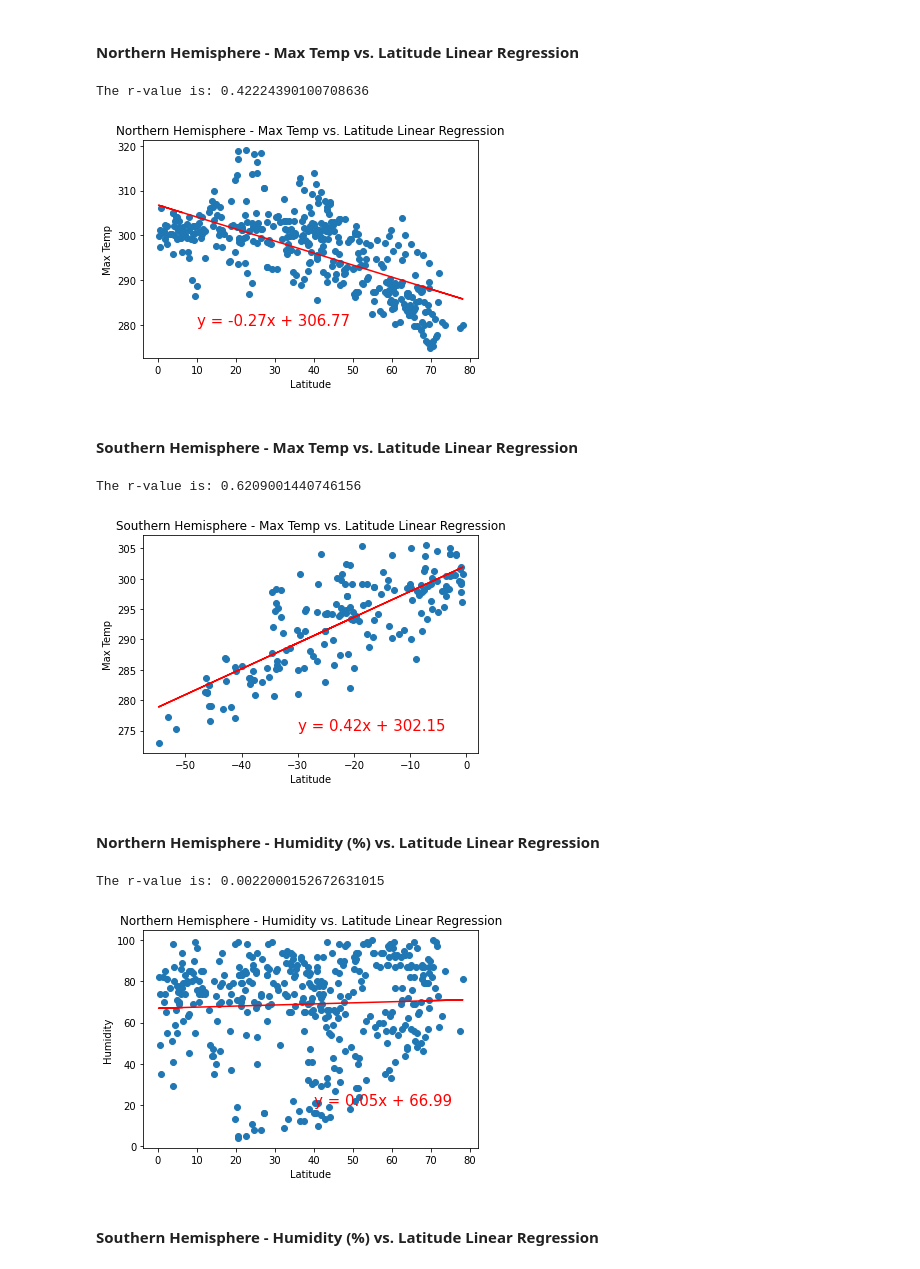
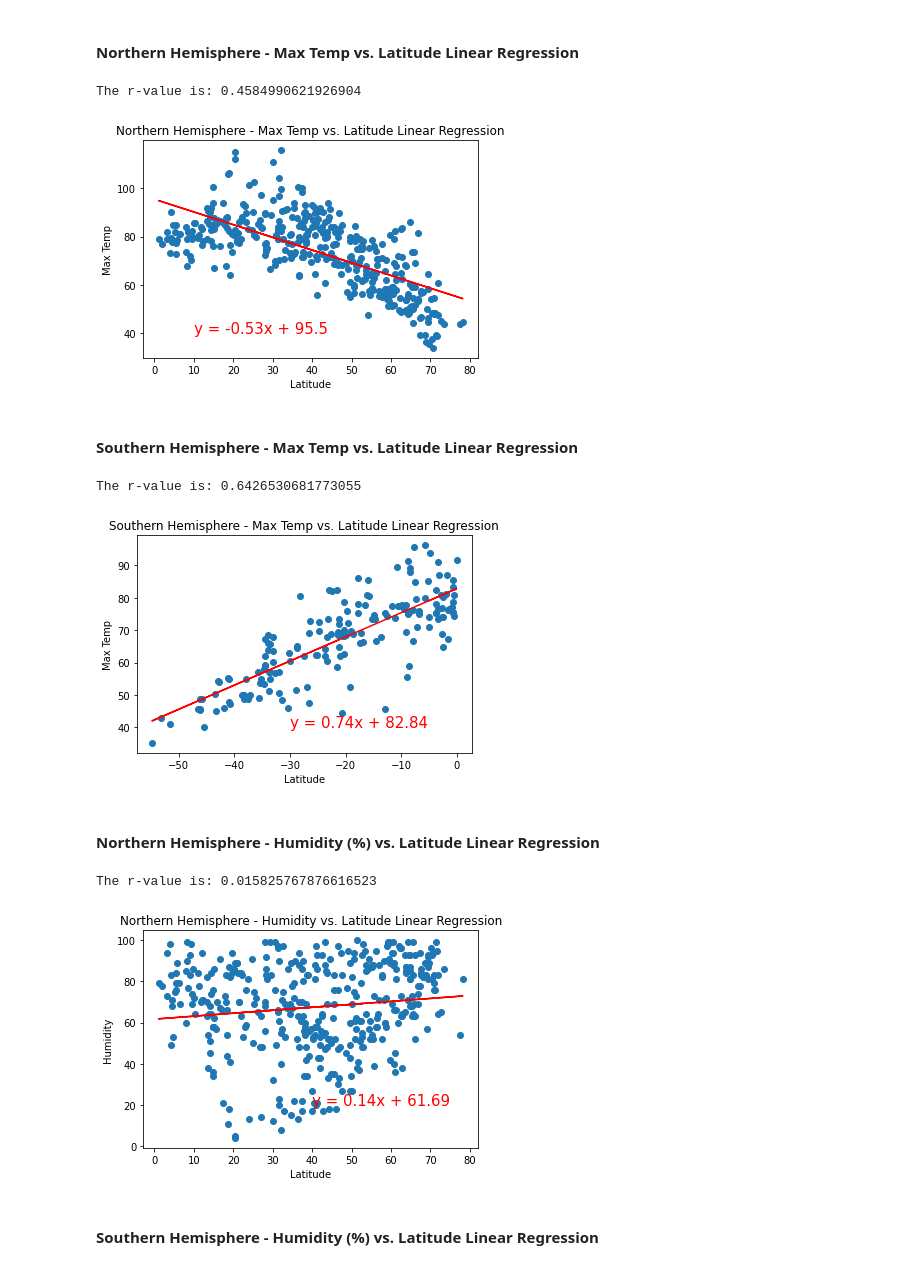
Before and after one commit to Benmonty25/python-api-challenge, a Jupyter notebook: WeatherPy/WeatherPy.ipynb, the cells around one changed output. Cells and saved outputs as stored; diff of their text form; code cells hidden in the pictures.

```diff
--- a/WeatherPy/WeatherPy.ipynb
+++ b/WeatherPy/WeatherPy.ipynb
@@ -56,7 +56,7 @@ len(cities)
 # %%
 # Pulling Cities list using API
 units = 'Imperial'
-url = "http://api.openweathermap.org/data/2.5/weather?units=Imperial"
+url = "http://api.openweathermap.org/data/2.5/weather?"
 query_url = url +"units=" + units + "&appid=" + weather_api_key + "&q="
 
 x=1
@@ -265,38 +265,38 @@ line_eq = "y = " + str(round(slope,2)) + "x + " + str(round(intercept,2))
 
 plt.scatter(x_values, y_values, marker="o")
 plt.plot (x_values,regress_values, color = "red")
-plt.annotate (line_eq, (10,280), fontsize = 15, color="red")
+plt.annotate (line_eq, (10,40), fontsize = 15, color="red")
 plt.xlabel("Latitude")
 plt.ylabel ("Max Temp")
 plt.title ("Northern Hemisphere - Max Temp vs. Latitude Linear Regression")
 print(f"The r-value is: {rvalue**2}")
 plt.show()
 # %% [output]
-The r-value is: 0.42224390100708636
+The r-value is: 0.4584990621926904
-[figure, old version]
+[figure, new version]
 # %% [markdown]
 ####  Southern Hemisphere - Max Temp vs. Latitude Linear Regression
 # %%
 southhem_df = cleancityweather_df[cleancityweather_df["Latitude"]<0]
 
 x_values = southhem_df['Latitude']
 y_values = southhem_df['Max Temperature']
 
 (slope,intercept,rvalue,pvalue,stderr) = linregress (x_values,y_values)
 regress_values = x_values * slope + intercept
 line_eq = "y = " + str(round(slope,2)) + "x + " + str(round(intercept,2))
 
 plt.scatter(x_values, y_values, marker="o")
 plt.plot (x_values,regress_values, color = "red")
-plt.annotate (line_eq, (-30,275), fontsize = 15, color="red")
+plt.annotate (line_eq, (-30,40), fontsize = 15, color="red")
 plt.xlabel("Latitude")
 plt.ylabel ("Max Temp")
 plt.title ("Southern Hemisphere - Max Temp vs. Latitude Linear Regression")
 print(f"The r-value is: {rvalue**2}")
 plt.show()
 # %% [output]
-The r-value is: 0.6209001440746156
+The r-value is: 0.6426530681773055
-[figure, old version]
+[figure, new version]
 # %% [markdown]
 ####  Northern Hemisphere - Humidity (%) vs. Latitude Linear Regression
 # %%
@@ -316,8 +316,8 @@ plt.title ("Northern Hemisphere - Humidity vs. Latitude Linear Regression")
 print(f"The r-value is: {rvalue**2}")
 plt.show()
 # %% [output]
-The r-value is: 0.0022000152672631015
+The r-value is: 0.015825767876616523
-[figure, old version]
+[figure, new version]
 # %% [markdown]
 ####  Southern Hemisphere - Humidity (%) vs. Latitude Linear Regression
 # %%
```
Also changed, not shown: parts of 15 cells of this notebook, 10 other files.
